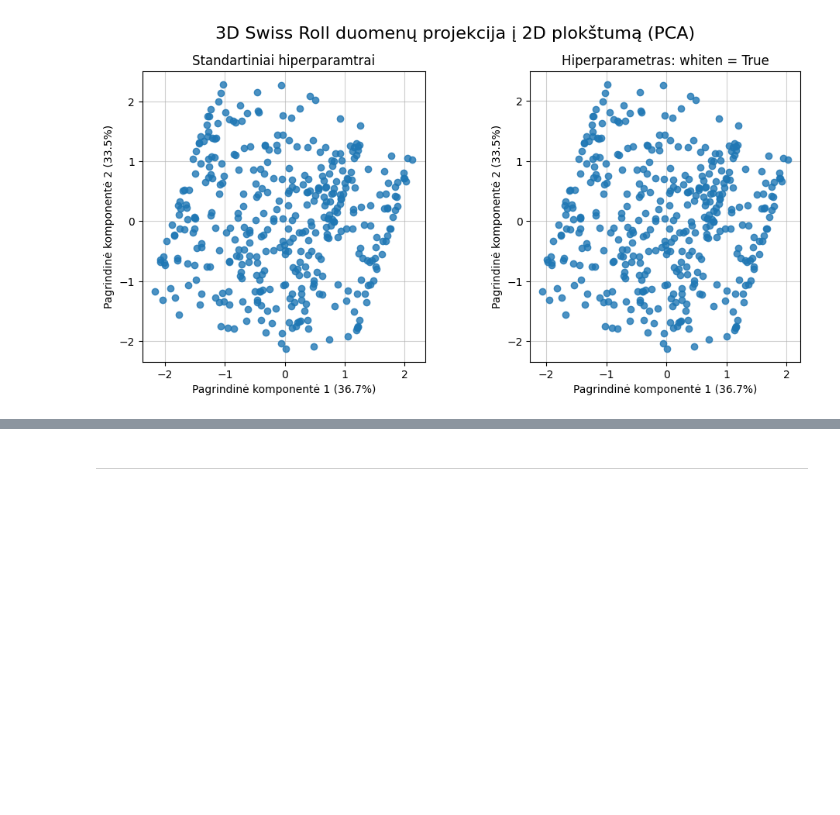
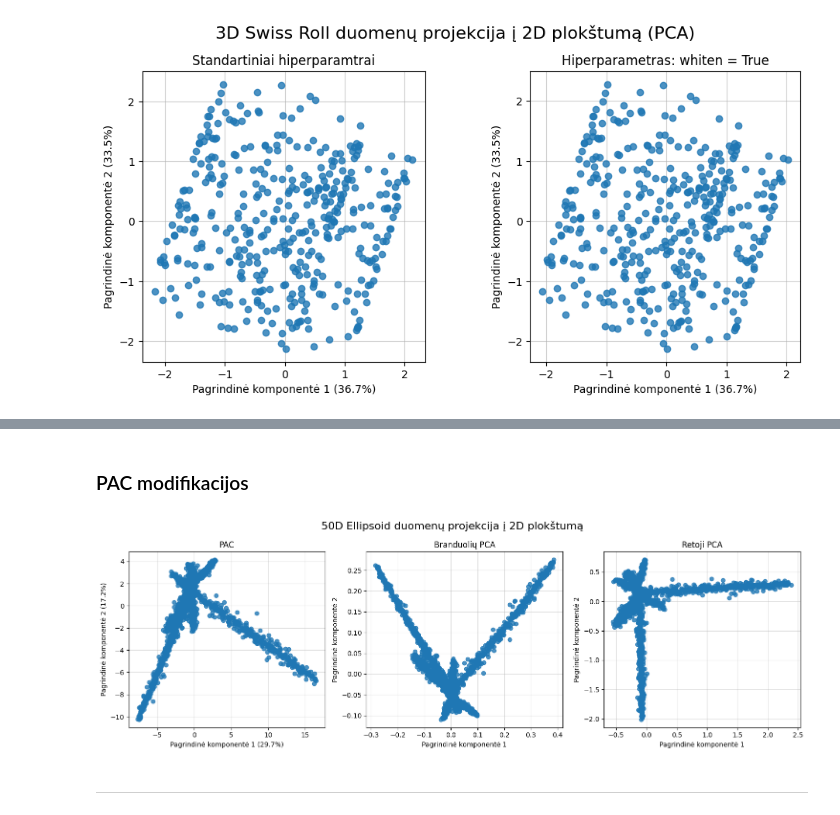
Before and after one commit to EvelinaDu/Papildomi_duomenu_vizualizavimo_skyriai, a Jupyter notebook: Algoritmas/kodas.ipynb, the cells around one changed output, grey strips where cells are left out. Cells and saved outputs as stored; diff of their text form; code cells hidden in the pictures; blank space fills up the shorter version.

Commit message:
Added KPCA and SPCA

```diff
--- a/Algoritmas/kodas.ipynb
+++ b/Algoritmas/kodas.ipynb
@@ -469,0 +470,2 @@ pca_solvers(swissroll_scaled)
+# %% [markdown]
+### PAC modifikacijos
@@ -470,3 +475,38 @@ pca_solvers(swissroll_scaled)
+# %%
+kernel_pca = KernelPCA(n_components=2, kernel='rbf')
+ellipsoid_transformed_KPCA = kernel_pca.fit_transform(df_ellipsoid)
+# %%
+sparce_pca = SparsePCA(n_components=2)
+ellipsoid_transformed_SPCA = sparce_pca.fit_transform(df_ellipsoid)
+# %%
+fig, (ax1, ax2, ax3) = plt.subplots(1, 3, figsize=(15,5))
+
+ax1.scatter(transformed_ellipsoid1[:, 0], transformed_ellipsoid1[:, 1], alpha=0.8)
+ax1.set_title("PAC")
+ax1.set_xlabel(f"Pagrindinė komponentė 1 ({variance_ellipsoid1_proc[0]}%)")
+ax1.set_ylabel(f"Pagrindinė komponentė 2 ({variance_ellipsoid1_proc[1]}%)")
+ax1.grid(alpha=0.4)
+ax1.set_axisbelow(True)
+
+ax2.scatter(ellipsoid_transformed_KPCA[:, 0], ellipsoid_transformed_KPCA[:, 1], alpha=0.8)
+ax2.set_title("Branduolių PCA")
+ax2.set_xlabel(f"Pagrindinė komponentė 1")
+ax2.set_ylabel(f"Pagrindinė komponentė 2")
+ax2.grid(alpha=0.4)
+ax2.set_axisbelow(True)
+
+ax3.scatter(ellipsoid_transformed_SPCA[:, 0], ellipsoid_transformed_SPCA[:, 1], alpha=0.8)
+ax3.set_title("Retoji PCA")
+ax3.set_xlabel(f"Pagrindinė komponentė 1")
+ax3.set_ylabel(f"Pagrindinė komponentė 2")
+ax3.grid(alpha=0.4)
+ax3.set_axisbelow(True)
+
+plt.suptitle("50D Ellipsoid duomenų projekcija į 2D plokštumą", fontsize=16)
+plt.tight_layout()
+plt.show()
+# %% [output]
+[figure, added]
 # %% [markdown]
 -----
 # %% [markdown]
```
Also changed, not shown: parts of 5 cells of this notebook.
